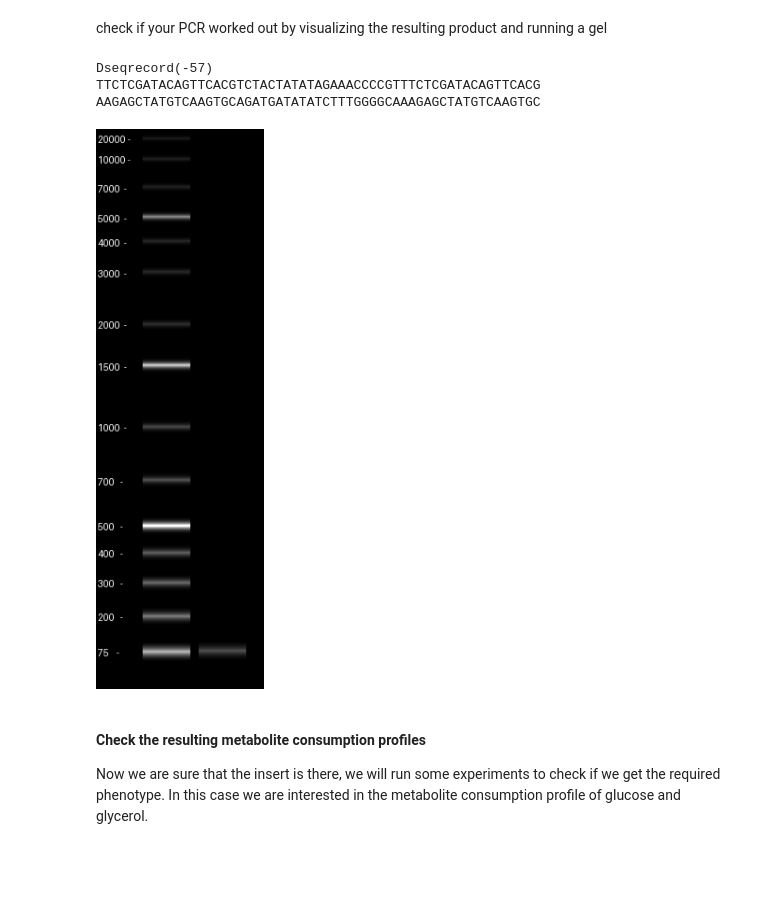
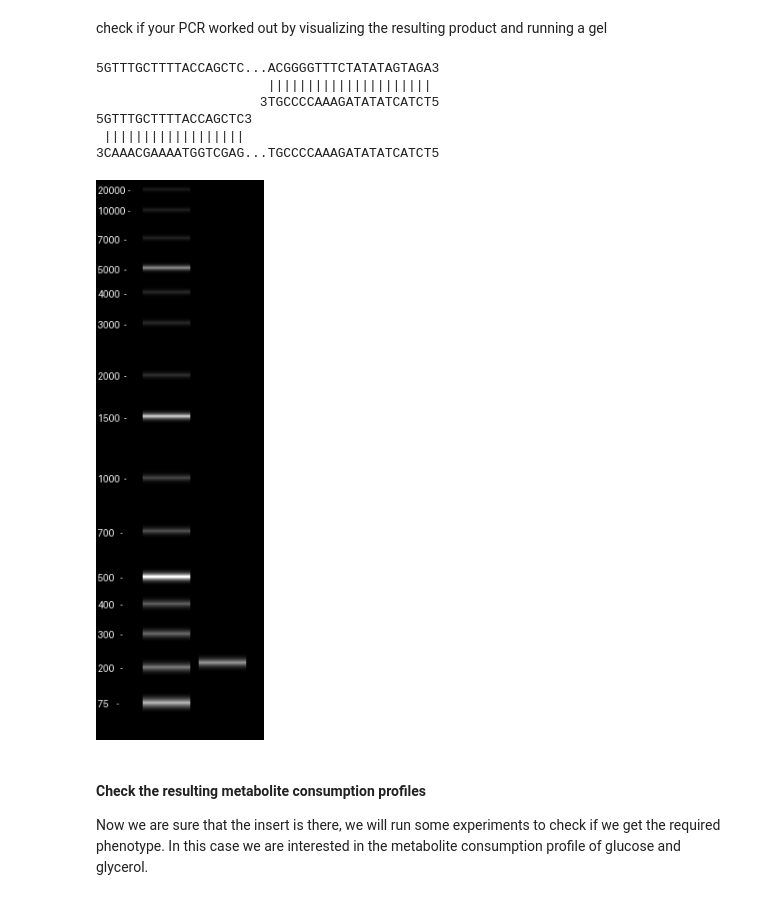
Before and after one commit to iAMB-RWTH-Aachen/Biocircuitsim, a Jupyter notebook: BioCircuitSim.ipynb, the cells around one changed output. Saved outputs shown, nothing was run; the diff lists cells and outputs as text; code cells hidden in the pictures; blank space fills up the shorter version.

Commit message:
add [0] in pcr image command, minor text changes

```diff
--- a/BioCircuitSim.ipynb
+++ b/BioCircuitSim.ipynb
@@ -180,7 +196,7 @@ glycerol_repressor = get_repressor_sequence(metabolism = 'glycerol')
 # %%
 #######################################################
 # FILL YOUR DECISION IN HERE
-promoter = promoter_glc #None
+promoter = promoter_glyc #None
 regulator = glycerol_repressor #None
 # END OF CODE
 #######################################################
@@ -216,21 +232,24 @@ pcr_product = perform_pcr(primers.forward_primer, primers.reverse_primer, putida
 check if your PCR worked out by visualizing the resulting product and running a gel
 # %%
 # If you want to see your pcr product, uncomment the next line of code
-#pcr_product[0].figure()
+pcr_product[0].figure()
 # %% [output]
-Dseqrecord(-57)
-TTCTCGATACAGTTCACGTCTACTATATAGAAACCCCGTTTCTCGATACAGTTCACG
-AAGAGCTATGTCAAGTGCAGATGATATATCTTTGGGGCAAAGAGCTATGTCAAGTGC
+5GTTTGCTTTTACCAGCTC...ACGGGGTTTCTATATAGTAGA3
+                      |||||||||||||||||||||
+                     3TGCCCCAAAGATATATCATCT5
+5GTTTGCTTTTACCAGCTC3
+ ||||||||||||||||||
+3CAAACGAAAATGGTCGAG...TGCCCCAAAGATATATCATCT5
 # %%
 # Create a gel to see if the PCR and insertion worked
 im = gel(
     [GeneRuler_1kb_plus,
-     [pcr_product], #The pcr product of the genome: is your construct in there?
+     [pcr_product[0]], #The pcr product of the genome: is your construct in there?
     ])
 
 im
 # %% [output]
-[figure, old version]
+[figure, new version]
 # %% [markdown]
 #### Check the resulting metabolite consumption profiles
 Now we are sure that the insert is there, we will run some experiments to check if we get the required phenotype. In this case we are interested in the metabolite consumption profile of glucose and glycerol.
```
Also changed, not shown: parts of 6 cells of this notebook.
